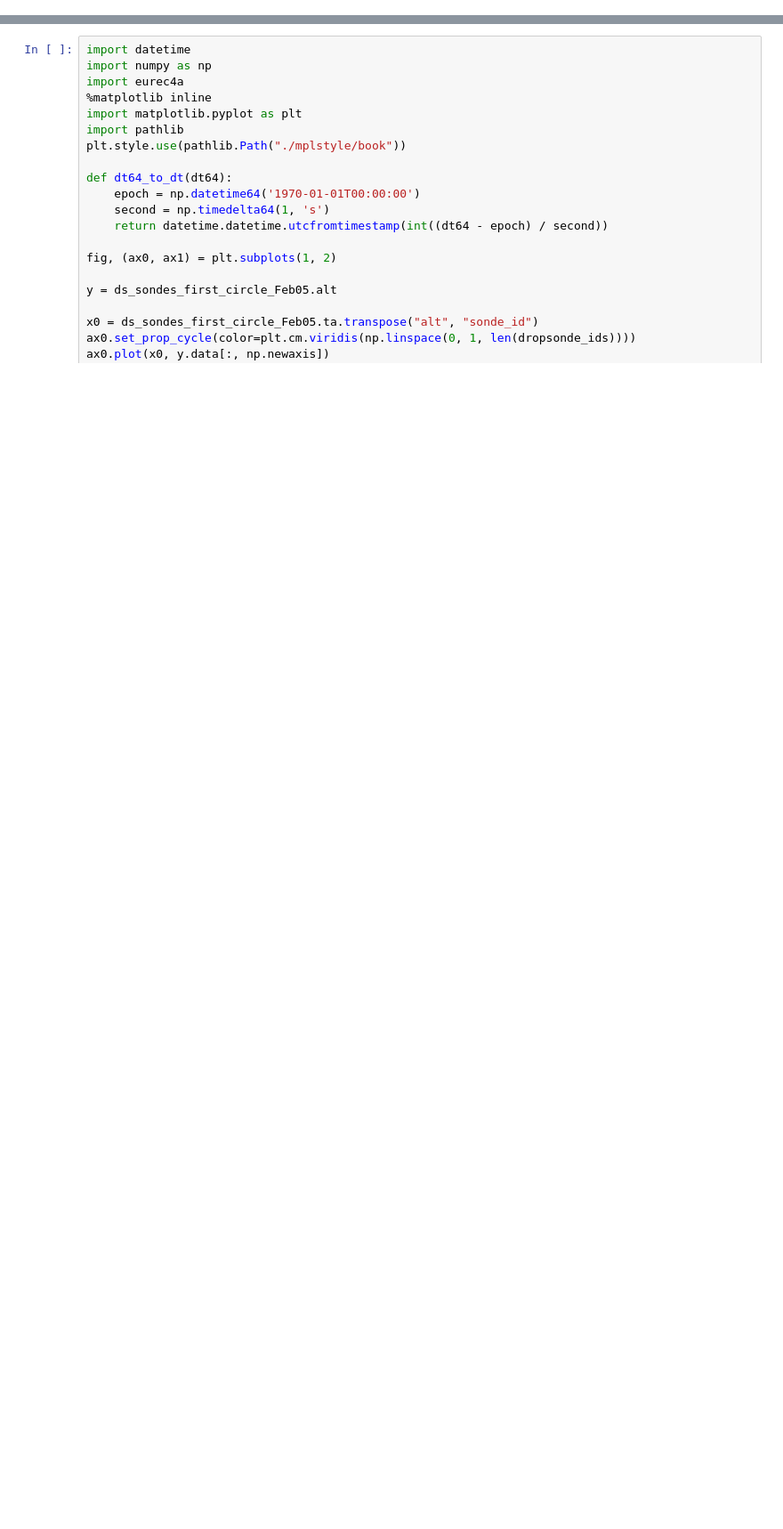
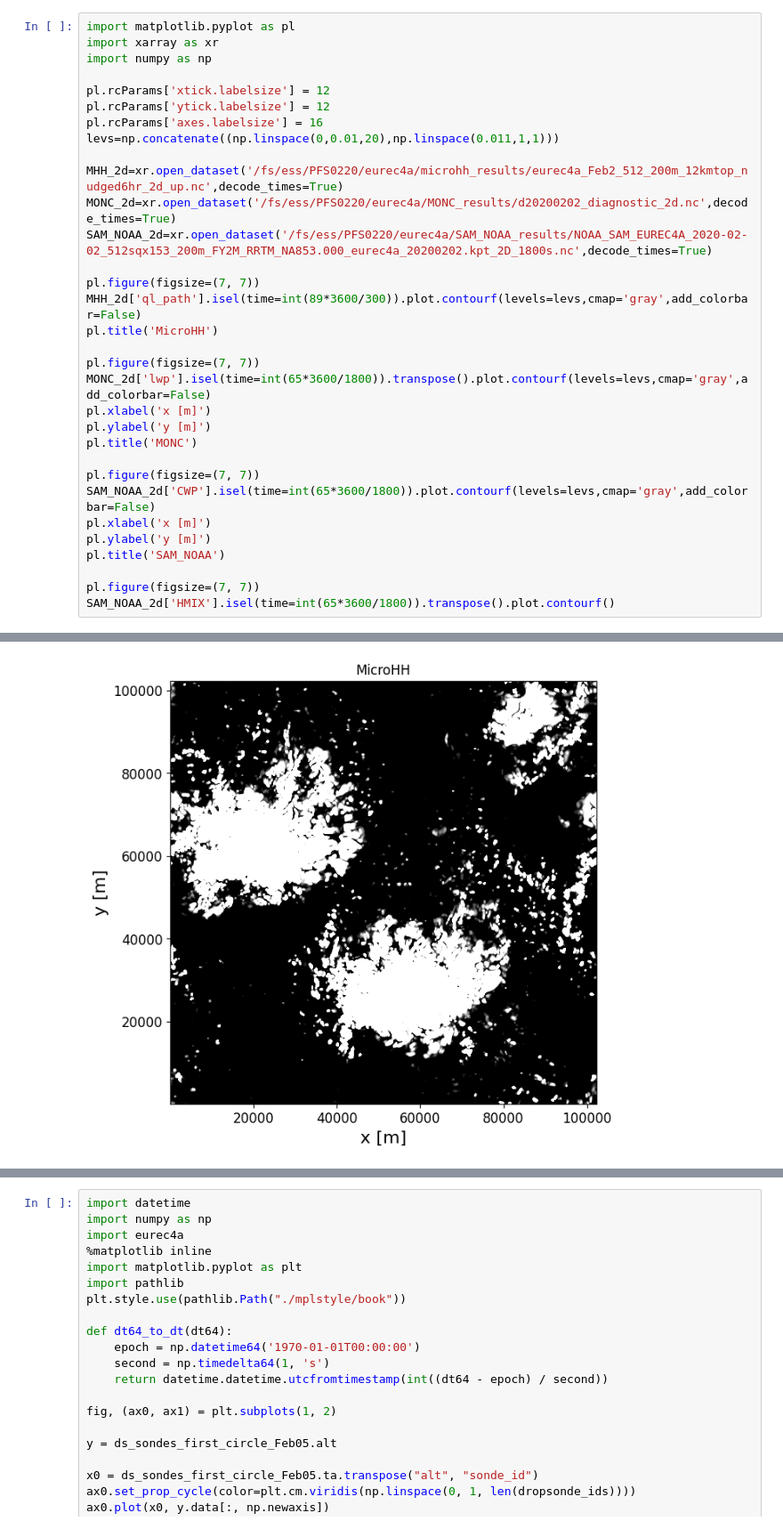
Before and after one commit to girishnigamanth/python_files, a Jupyter notebook: EUREC4A/Intercomparison_plots.ipynb, the cells around one changed output, grey strips where cells are left out. Shown at 89% size. Drawn from its saved outputs; the diff is of its cells as text; blank space fills up the shorter version.

```diff
--- a/EUREC4A/Intercomparison_plots.ipynb
+++ b/EUREC4A/Intercomparison_plots.ipynb
@@ -158,0 +317,33 @@ Data variables: (12/198)
+# %%
+import matplotlib.pyplot as pl
+import xarray as xr
+import numpy as np
+
+pl.rcParams['xtick.labelsize'] = 12
+pl.rcParams['ytick.labelsize'] = 12
+pl.rcParams['axes.labelsize'] = 16
+levs=np.concatenate((np.linspace(0,0.01,20),np.linspace(0.011,1,1)))
+
+MHH_2d=xr.open_dataset('/fs/ess/PFS0220/eurec4a/microhh_results/eurec4a_Feb2_512_200m_12kmtop_nudged6hr_2d_up.nc',decode_times=True)
+MONC_2d=xr.open_dataset('/fs/ess/PFS0220/eurec4a/MONC_results/d20200202_diagnostic_2d.nc',decode_times=True)
+SAM_NOAA_2d=xr.open_dataset('/fs/ess/PFS0220/eurec4a/SAM_NOAA_results/NOAA_SAM_EUREC4A_2020-02-02_512sqx153_200m_FY2M_RRTM_NA853.000_eurec4a_20200202.kpt_2D_1800s.nc',decode_times=True)
+
+pl.figure(figsize=(7, 7))
+MHH_2d['ql_path'].isel(time=int(89*3600/300)).plot.contourf(levels=levs,cmap='gray',add_colorbar=False)
+pl.title('MicroHH')
+
+pl.figure(figsize=(7, 7))
+MONC_2d['lwp'].isel(time=int(65*3600/1800)).transpose().plot.contourf(levels=levs,cmap='gray',add_colorbar=False)
+pl.xlabel('x [m]')
+pl.ylabel('y [m]')
+pl.title('MONC')
+
+pl.figure(figsize=(7, 7))
+SAM_NOAA_2d['CWP'].isel(time=int(65*3600/1800)).plot.contourf(levels=levs,cmap='gray',add_colorbar=False)
+pl.xlabel('x [m]')
+pl.ylabel('y [m]')
+pl.title('SAM_NOAA')
+
+pl.figure(figsize=(7, 7))
+SAM_NOAA_2d['HMIX'].isel(time=int(65*3600/1800)).transpose().plot.contourf()
+# %% [output]
@@ -158,0 +351 @@ Data variables: (12/198)
+[figure, added]
```
Also changed, not shown: parts of 10 cells of this notebook, 6 other files.
